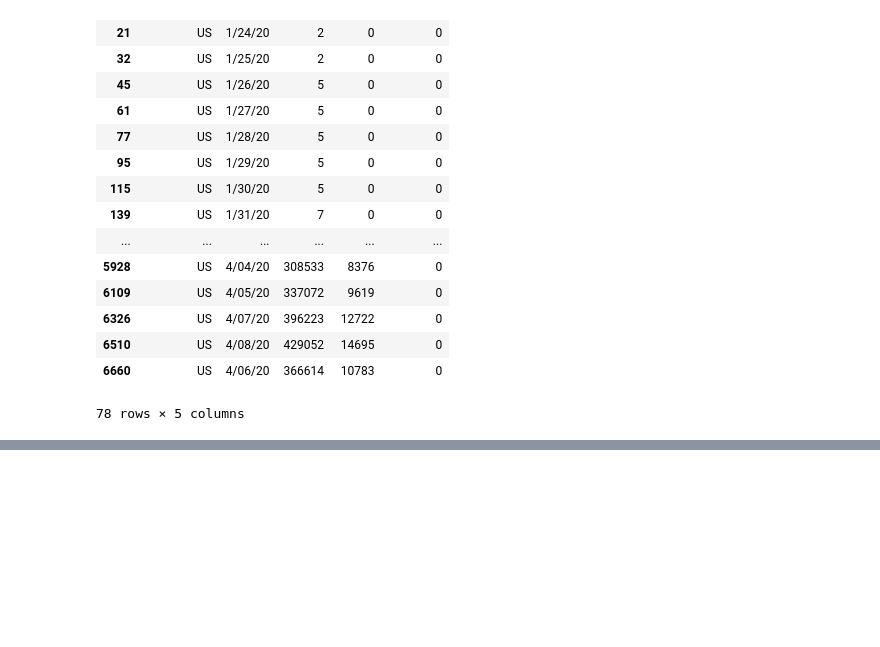
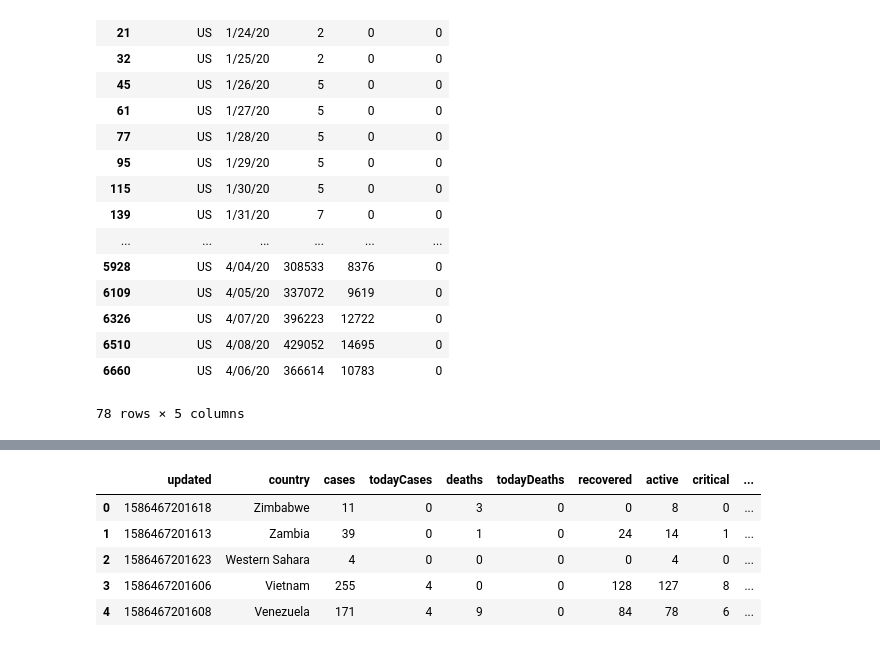
Before and after one commit to pandey2612/COVID19_Data, a Jupyter notebook: COVID19.ipynb, the cells around one changed output, grey strips where cells are left out. Saved outputs shown, nothing was run; the diff lists cells and outputs as text; code cells hidden in the pictures; blank space fills up the shorter version.

```diff
--- a/COVID19.ipynb
+++ b/COVID19.ipynb
@@ -250,0 +326,15 @@ A.get_group('US')
+# %%
+"""
+Date_List = []
+count = 0
+for item in output_Historical:
+    Date_List += list(item['timeline']['cases'].keys())
+    count+=1
+print(count)
+"""
+output_Countries[0]
+Countries_DataFrame1 = pandas.DataFrame([list(output_Countries[i].values()) for i in range(len(output_Countries)) ] ,columns=list(output_Countries[0].keys()))
+# %%
+Countries_DataFrame1 = Countries_DataFrame1.drop('countryInfo',axis = 1)
+# %%
+Countries_DataFrame2 = pandas.DataFrame([list(output_Countries[i]['countryInfo'].values()) for i in range(len(output_Countries)) ] ,columns=list(output_Countries[0]['countryInfo'].keys()))
@@ -250,0 +346,23 @@ A.get_group('US')
+# %%
+A = list(Countries_DataFrame2['flag'])
+B = list(Countries_DataFrame2['long'])
+C = list(Countries_DataFrame2['lat'])
+D = list(Countries_DataFrame2['iso3'])
+E = list(Countries_DataFrame2['iso2'])
+F = list(Countries_DataFrame2['_id'])
+
+Countries_DataFrame1['flag'] = A
+Countries_DataFrame1['long'] = B
+Countries_DataFrame1['lat'] = C
+Countries_DataFrame1['iso3'] = D
+Countries_DataFrame1['iso2'] = E
+Countries_DataFrame1['_id'] = F
+# %%
+Countries_DataFrame1.head()
+# %% [output]
+|  | updated | country | cases | todayCases | deaths | todayDeaths | recovered | active | critical | ... |
+| 0 | 1586467201618 | Zimbabwe | 11 | 0 | 3 | 0 | 0 | 8 | 0 | ... |
+| 1 | 1586467201613 | Zambia | 39 | 0 | 1 | 0 | 24 | 14 | 1 | ... |
+| 2 | 1586467201623 | Western Sahara | 4 | 0 | 0 | 0 | 0 | 4 | 0 | ... |
+| 3 | 1586467201606 | Vietnam | 255 | 4 | 0 | 0 | 128 | 127 | 8 | ... |
+| 4 | 1586467201608 | Venezuela | 171 | 4 | 9 | 0 | 84 | 78 | 6 | ... |
```
Also changed, not shown: parts of 16 cells of this notebook, 5 other files.
